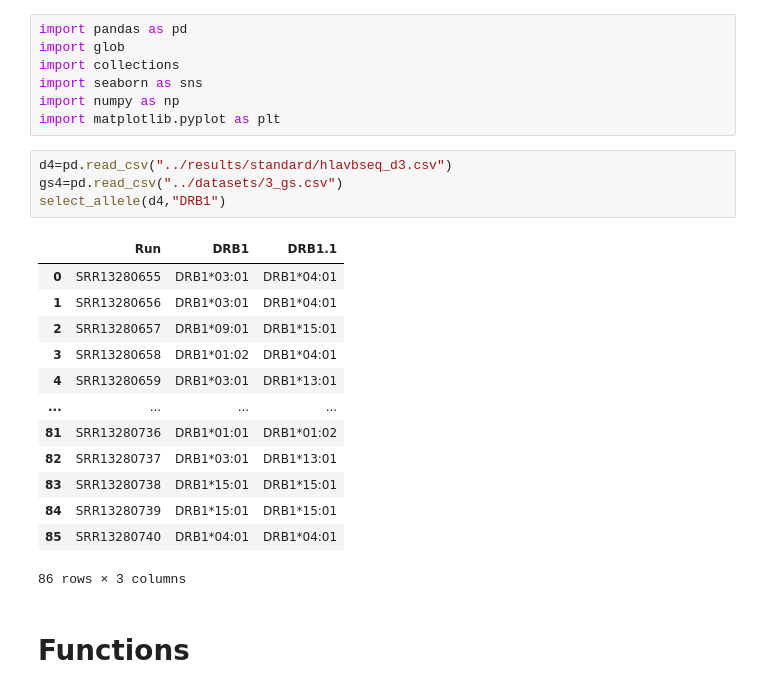
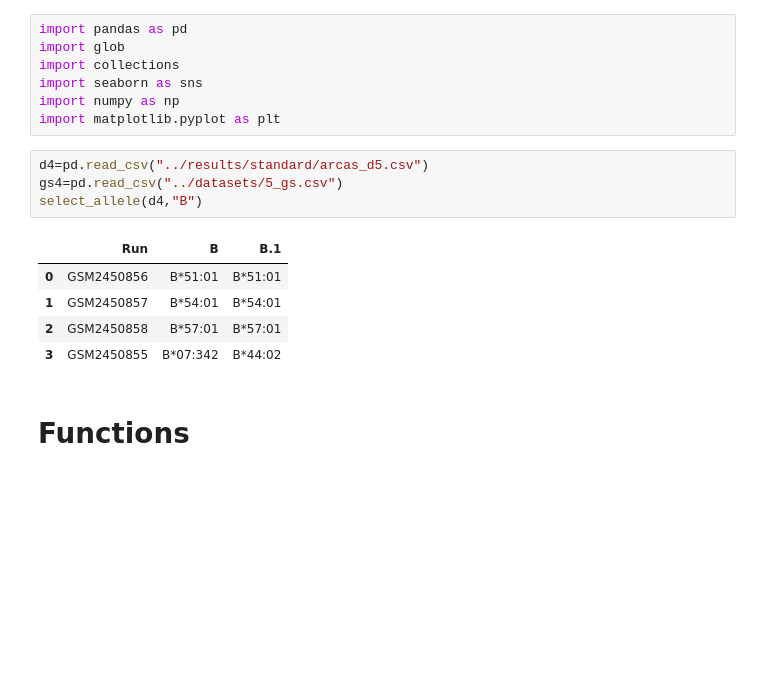
Before and after one commit to ydottie/hlaproject, a Jupyter notebook: notebooks/misreads_d3.ipynb, the cells around one changed output. Cells and saved outputs as stored; diff of their text form; blank space fills up the shorter version.

```diff
--- a/notebooks/misreads_d3.ipynb
+++ b/notebooks/misreads_d3.ipynb
@@ -6,23 +6,15 @@ import seaborn as sns
 import numpy as np
 import matplotlib.pyplot as plt
 # %%
-d4=pd.read_csv("../results/standard/hlavbseq_d3.csv")
-gs4=pd.read_csv("../datasets/3_gs.csv")
-select_allele(d4,"DRB1")
+d4=pd.read_csv("../results/standard/arcas_d5.csv")
+gs4=pd.read_csv("../datasets/5_gs.csv")
+select_allele(d4,"B")
 # %% [output]
-|  | Run | DRB1 | DRB1.1 |
-| 0 | SRR13280655 | DRB1*03:01 | DRB1*04:01 |
-| 1 | SRR13280656 | DRB1*03:01 | DRB1*04:01 |
-| 2 | SRR13280657 | DRB1*09:01 | DRB1*15:01 |
-| 3 | SRR13280658 | DRB1*01:02 | DRB1*04:01 |
-| 4 | SRR13280659 | DRB1*03:01 | DRB1*13:01 |
-| ... | ... | ... | ... |
-| 81 | SRR13280736 | DRB1*01:01 | DRB1*01:02 |
-| 82 | SRR13280737 | DRB1*03:01 | DRB1*13:01 |
-| 83 | SRR13280738 | DRB1*15:01 | DRB1*15:01 |
-| 84 | SRR13280739 | DRB1*15:01 | DRB1*15:01 |
-| 85 | SRR13280740 | DRB1*04:01 | DRB1*04:01 |
+|  | Run | B | B.1 |
+| 0 | GSM2450856 | B*51:01 | B*51:01 |
+| 1 | GSM2450857 | B*54:01 | B*54:01 |
+| 2 | GSM2450858 | B*57:01 | B*57:01 |
+| 3 | GSM2450855 | B*07:342 | B*44:02 |
-86 rows × 3 columns
 # %% [markdown]
 # Functions
 # %%
```
Also changed, not shown: parts of 19 cells of this notebook, 1 other file.
